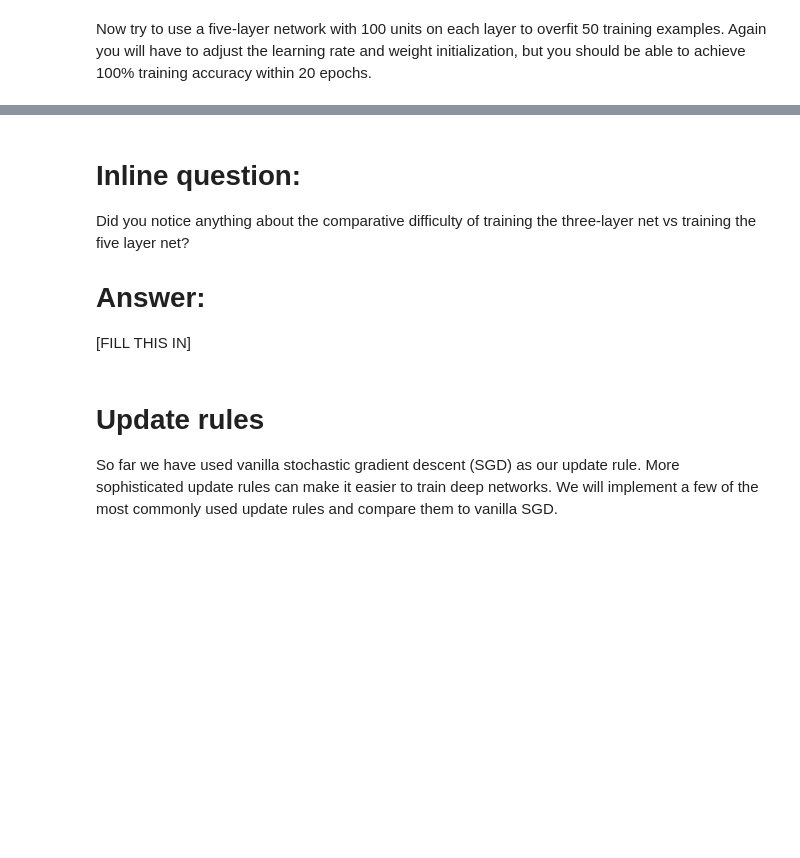
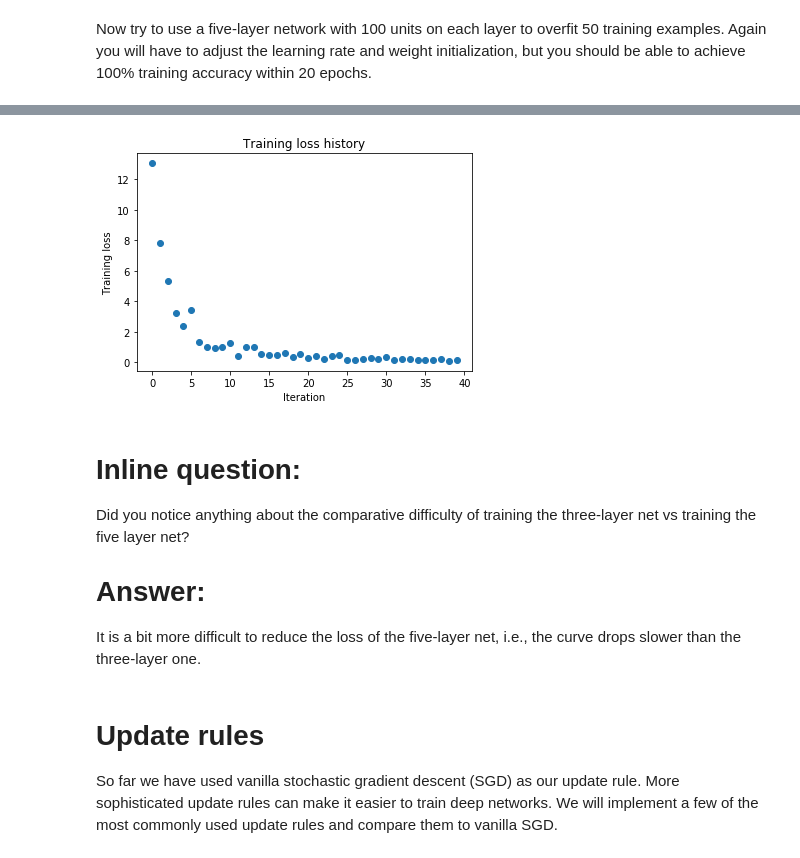
Before and after one commit to yurayli/stanford-cs231n, a Jupyter notebook: assignment2/FullyConnectedNets.ipynb, the cells around one changed output, grey strips where cells are left out. Drawn from its saved outputs; the diff is of its cells as text; code cells hidden in the pictures; blank space fills up the shorter version.

```diff
--- a/assignment2/FullyConnectedNets.ipynb
+++ b/assignment2/FullyConnectedNets.ipynb
@@ -366,8 +502,8 @@ small_data = {
   'y_val': data['y_val'],
 }
 
+weight_scale = 0.06
 learning_rate = 1e-3
-weight_scale = 1e-5
 model = FullyConnectedNet([100, 100, 100, 100],
                 weight_scale=weight_scale, dtype=np.float64)
 solver = Solver(model, small_data,
@@ -384,3 +520,4 @@ plt.title('Training loss history')
 plt.xlabel('Iteration')
 plt.ylabel('Training loss')
 plt.show()
+# %% [output]
@@ -387,9 +541,10 @@ plt.show()
+[figure, added]
 # %% [markdown]
 # Inline question:
 Did you notice anything about the comparative difficulty of training the three-layer net vs training the five layer net?
 
 # Answer:
-[FILL THIS IN]
+It is a bit more difficult to reduce the loss of the five-layer net, i.e., the curve drops slower than the three-layer one.
 # %% [markdown]
 # Update rules
 So far we have used vanilla stochastic gradient descent (SGD) as our update rule. More sophisticated update rules can make it easier to train deep networks. We will implement a few of the most commonly used update rules and compare them to vanilla SGD.
```
Also changed, not shown: parts of 25 cells of this notebook, 6 other files.
